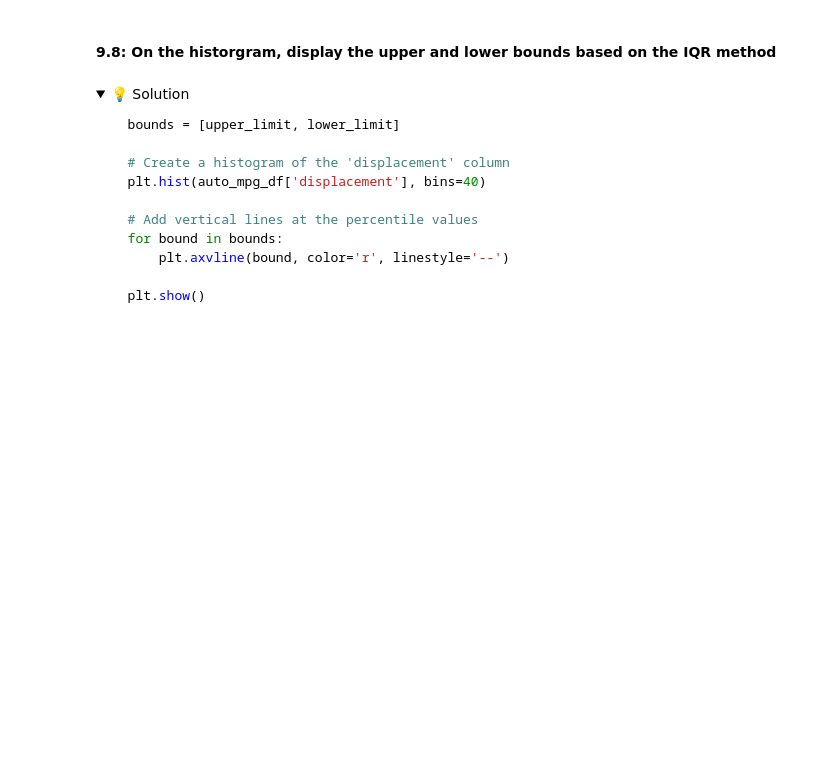
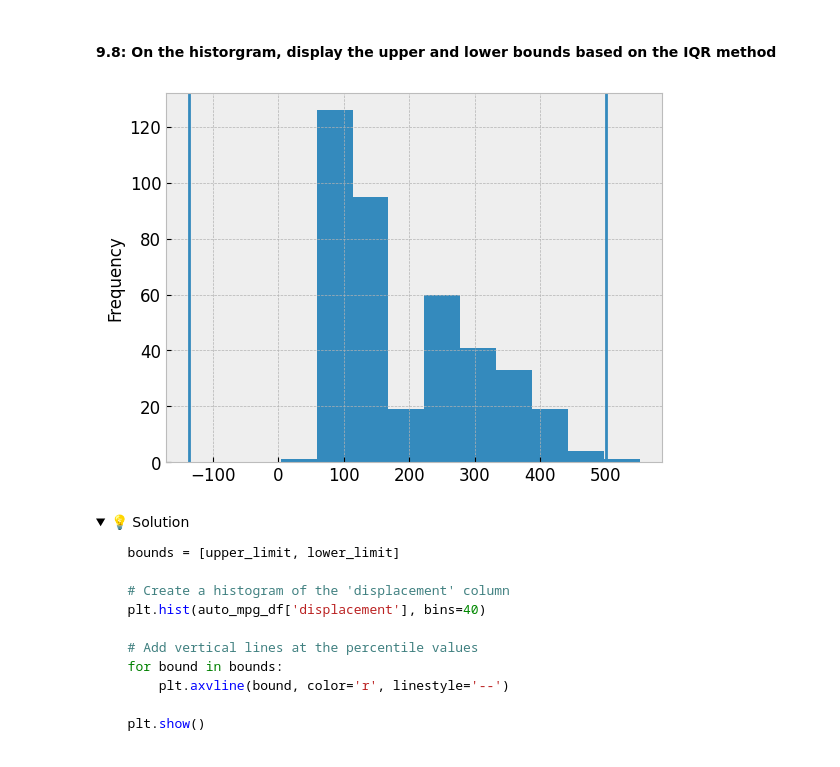
Before and after one commit to IT4063-Spring2025/exploratory-data-analysis-RautelaAbhishek, a Jupyter notebook: notebook.ipynb, the cells around one changed output. Saved outputs shown, nothing was run; the diff lists cells and outputs as text; code cells hidden in the pictures; folded sections open; blank space fills up the shorter version.

```diff
--- a/notebook.ipynb
+++ b/notebook.ipynb
@@ -632,3 +638,12 @@ We will be exploring all 3 methods in this exercise.
 * Calculate the lower and upper bound of the data. using a 1.5 multiple or the IQR.
   * Lower bound = 25th percentile - 1.5 * IQR
   * Upper bound = 75th percentile + 1.5 * IQR
+# %%
+q1 = displacement.quantile(.25)
+q3 = displacement.quantile(.75)
+IQR = q3 - q1
+
+lower = q1 - 1.5*IQR
+upper = q3 + 1.5*IQR
+
+print(f"IQR = {IQR}\nLower Bound = {lower}\nUpper Bound = {upper}")
@@ -731,6 +780,13 @@ we'll use a 1% threshold for this exercise.
 </details>
 # %% [markdown]
 #### 9.8: On the historgram, display the upper and lower bounds based on the IQR method
+# %%
+displacement.plot.hist()
+plt.axvline(upper)
+plt.axvline(lower)
+plt.show()
+# %% [output]
+[figure, added]
 # %% [markdown]
 <details>
   <summary>💡 Solution</summary>
```
Also changed, not shown: parts of 19 cells of this notebook, 1 other file.
